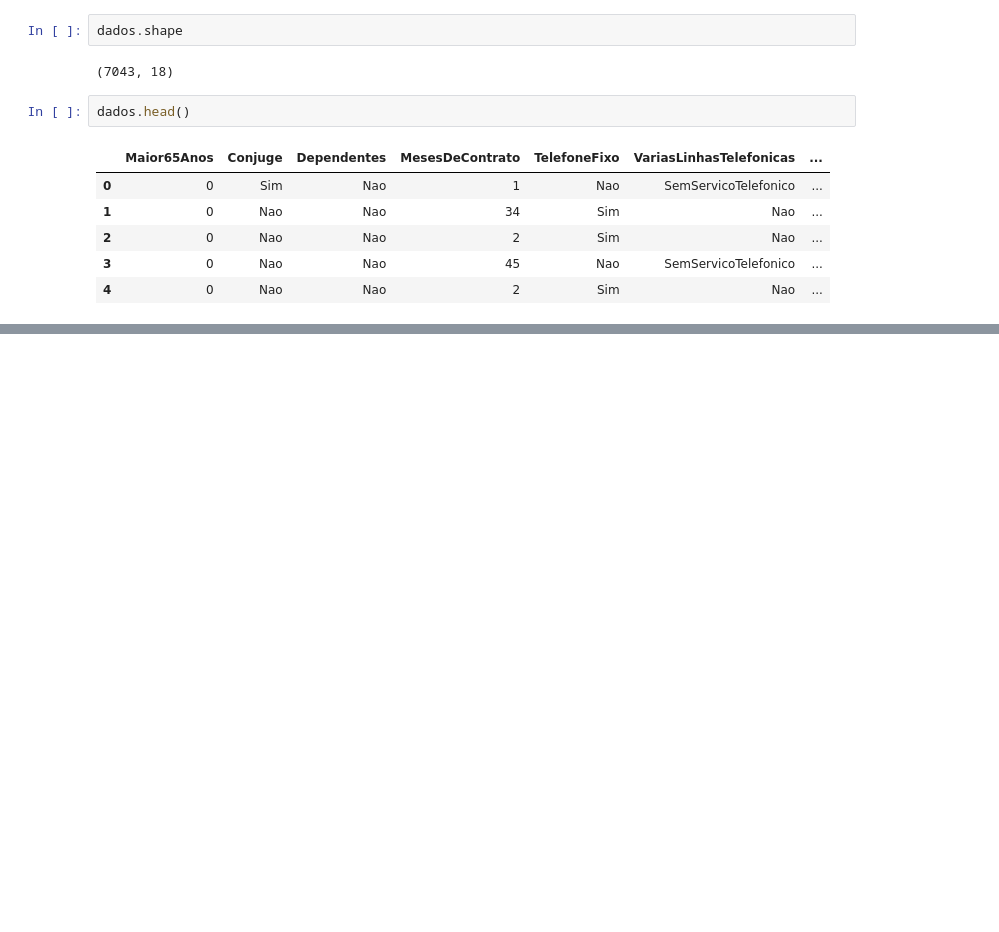
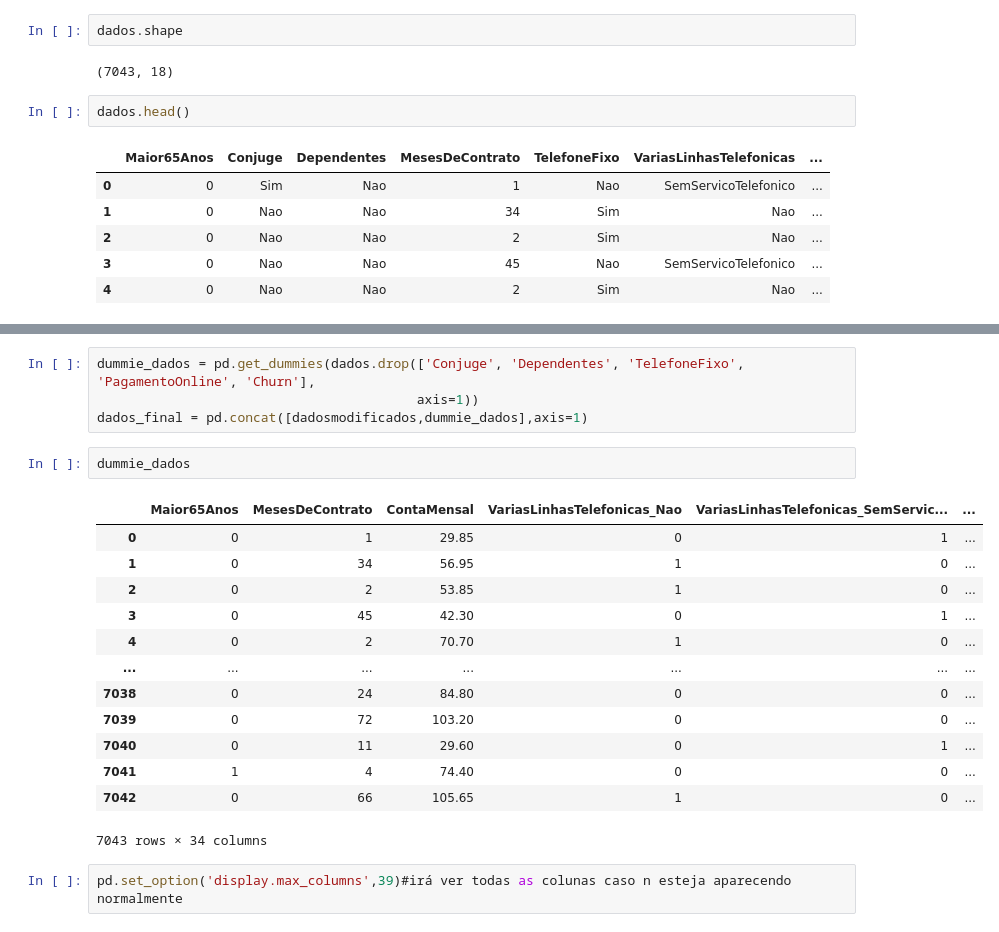
Before and after one commit to ziggy-data/estudo-classificacao, a Jupyter notebook: estudo-modelo-classificacao.ipynb, the cells around one changed output, grey strips where cells are left out. Drawn from its saved outputs; the diff is of its cells as text; blank space fills up the shorter version.

```diff
--- a/estudo-modelo-classificacao.ipynb
+++ b/estudo-modelo-classificacao.ipynb
@@ -19,0 +37,22 @@ dados.head()
+# %%
+dummie_dados = pd.get_dummies(dados.drop(['Conjuge', 'Dependentes', 'TelefoneFixo', 'PagamentoOnline', 'Churn'],
+                                         axis=1))
+dados_final = pd.concat([dadosmodificados,dummie_dados],axis=1)
+# %%
+dummie_dados
+# %% [output]
+|  | Maior65Anos | MesesDeContrato | ContaMensal | VariasLinhasTelefonicas_Nao | VariasLinhasTelefonicas_SemServic... | ... |
+| 0 | 0 | 1 | 29.85 | 0 | 1 | ... |
+| 1 | 0 | 34 | 56.95 | 1 | 0 | ... |
+| 2 | 0 | 2 | 53.85 | 1 | 0 | ... |
+| 3 | 0 | 45 | 42.30 | 0 | 1 | ... |
+| 4 | 0 | 2 | 70.70 | 1 | 0 | ... |
+| ... | ... | ... | ... | ... | ... | ... |
+| 7038 | 0 | 24 | 84.80 | 0 | 0 | ... |
+| 7039 | 0 | 72 | 103.20 | 0 | 0 | ... |
+| 7040 | 0 | 11 | 29.60 | 0 | 1 | ... |
+| 7041 | 1 | 4 | 74.40 | 0 | 0 | ... |
+| 7042 | 0 | 66 | 105.65 | 1 | 0 | ... |
+7043 rows × 34 columns
+# %%
+pd.set_option('display.max_columns',39)#irá ver todas as colunas caso n esteja aparecendo normalmente
```
Also changed, not shown: parts of 40 cells of this notebook.
